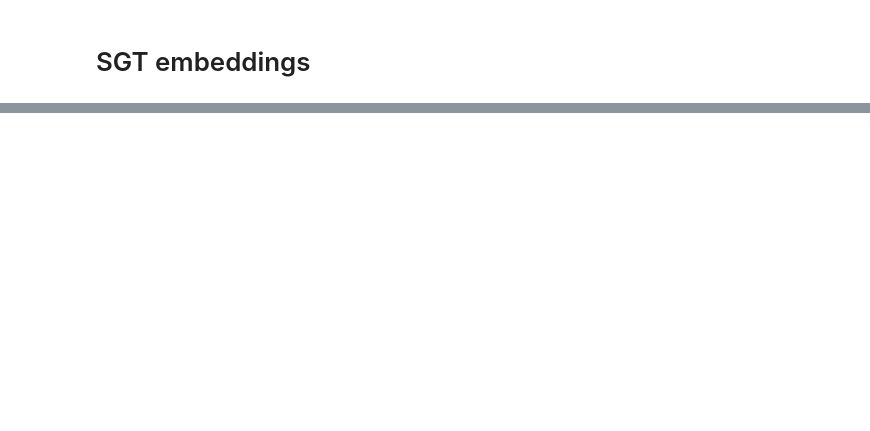
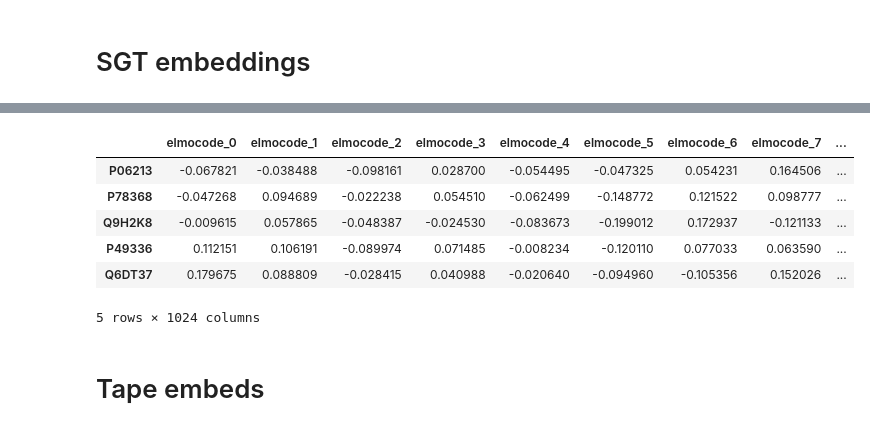
Before and after one commit to AkulAshray/dti_prediciton_project, a Jupyter notebook: Notebooks/embedding.ipynb, the cells around one changed output, grey strips where cells are left out. Cells and saved outputs as stored; diff of their text form; code cells hidden in the pictures; blank space fills up the shorter version.

```diff
--- a/Notebooks/embedding.ipynb
+++ b/Notebooks/embedding.ipynb
@@ -247,0 +157,11 @@ done with 17 indexed sequence
+# %%
+elmo = elmo.rename(columns = lambda x : 'elmocode_' + str(x))
+elmo.head()
+# %% [output]
+|  | elmocode_0 | elmocode_1 | elmocode_2 | elmocode_3 | elmocode_4 | elmocode_5 | elmocode_6 | elmocode_7 | ... |
+| P06213 | -0.067821 | -0.038488 | -0.098161 | 0.028700 | -0.054495 | -0.047325 | 0.054231 | 0.164506 | ... |
+| P78368 | -0.047268 | 0.094689 | -0.022238 | 0.054510 | -0.062499 | -0.148772 | 0.121522 | 0.098777 | ... |
+| Q9H2K8 | -0.009615 | 0.057865 | -0.048387 | -0.024530 | -0.083673 | -0.199012 | 0.172937 | -0.121133 | ... |
+| P49336 | 0.112151 | 0.106191 | -0.089974 | 0.071485 | -0.008234 | -0.120110 | 0.077033 | 0.063590 | ... |
+| Q6DT37 | 0.179675 | 0.088809 | -0.028415 | 0.040988 | -0.020640 | -0.094960 | -0.105356 | 0.152026 | ... |
+5 rows × 1024 columns
@@ -247,0 +170,2 @@ done with 17 indexed sequence
+# %% [markdown]
+# Tape embeds
```
Also changed, not shown: parts of 72 cells of this notebook, 4 other files.
